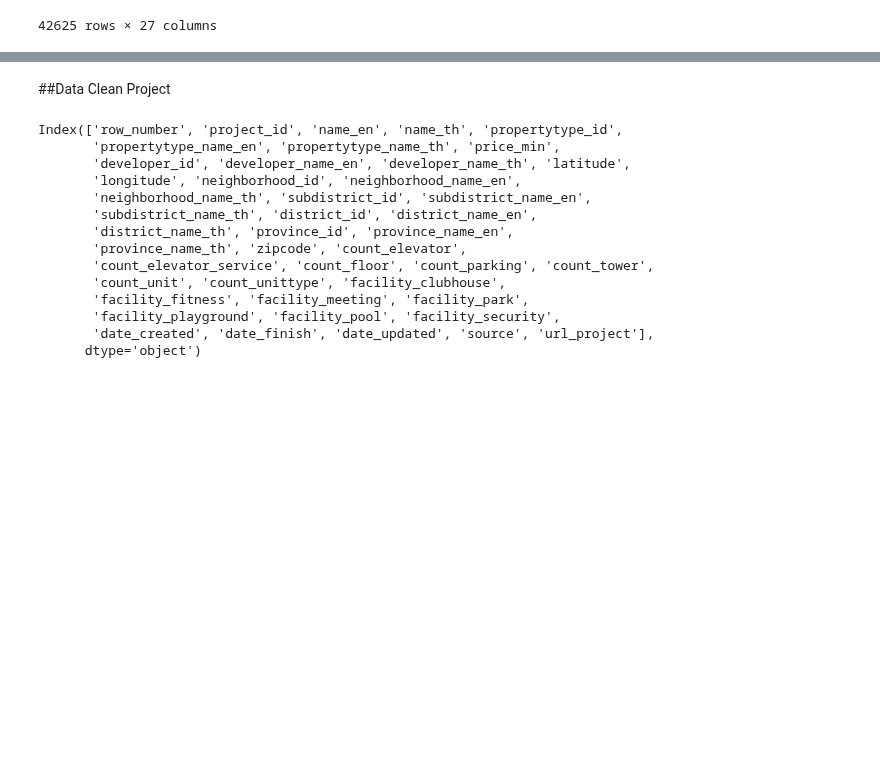
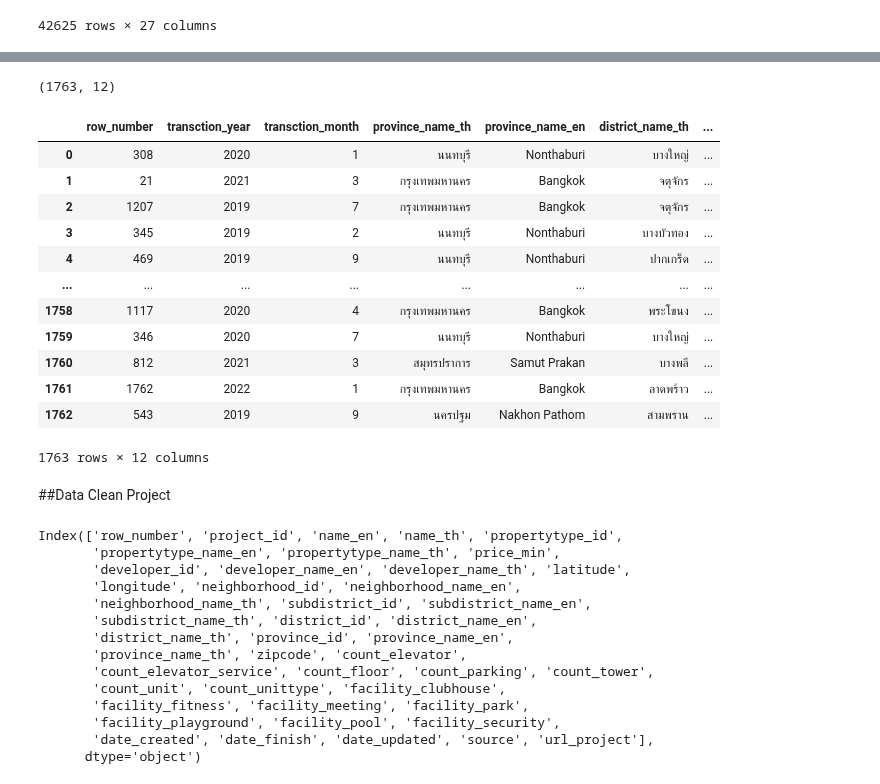
Before and after one commit to TungSoPon/BasicProg_DataViz65, a Jupyter notebook: Project.ipynb, the cells around one changed output, grey strips where cells are left out. Saved outputs shown, nothing was run; the diff lists cells and outputs as text; code cells hidden in the pictures; blank space fills up the shorter version.

```diff
--- a/Project.ipynb
+++ b/Project.ipynb
@@ -80,3 +103,22 @@ opendata_train_station
+# %%
+opendata_interest = pd.read_csv('opendata_interest.csv')
+print(opendata_interest.shape)
+opendata_interest
+# %% [output]
+(1763, 12)
+|  | row_number | transction_year | transction_month | province_name_th | province_name_en | district_name_th | ... |
+| 0 | 308 | 2020 | 1 | นนทบุรี | Nonthaburi | บางใหญ่ | ... |
+| 1 | 21 | 2021 | 3 | กรุงเทพมหานคร | Bangkok | จตุจักร | ... |
+| 2 | 1207 | 2019 | 7 | กรุงเทพมหานคร | Bangkok | จตุจักร | ... |
+| 3 | 345 | 2019 | 2 | นนทบุรี | Nonthaburi | บางบัวทอง | ... |
+| 4 | 469 | 2019 | 9 | นนทบุรี | Nonthaburi | ปากเกร็ด | ... |
+| ... | ... | ... | ... | ... | ... | ... | ... |
+| 1758 | 1117 | 2020 | 4 | กรุงเทพมหานคร | Bangkok | พระโขนง | ... |
+| 1759 | 346 | 2020 | 7 | นนทบุรี | Nonthaburi | บางใหญ่ | ... |
+| 1760 | 812 | 2021 | 3 | สมุทรปราการ | Samut Prakan | บางพลี | ... |
+| 1761 | 1762 | 2022 | 1 | กรุงเทพมหานคร | Bangkok | ลาดพร้าว | ... |
+| 1762 | 543 | 2019 | 9 | นครปฐม | Nakhon Pathom | สามพราน | ... |
+1763 rows × 12 columns
 # %% [markdown]
 ##Data Clean Project
 # %%
```
Also changed, not shown: parts of 45 cells of this notebook.
